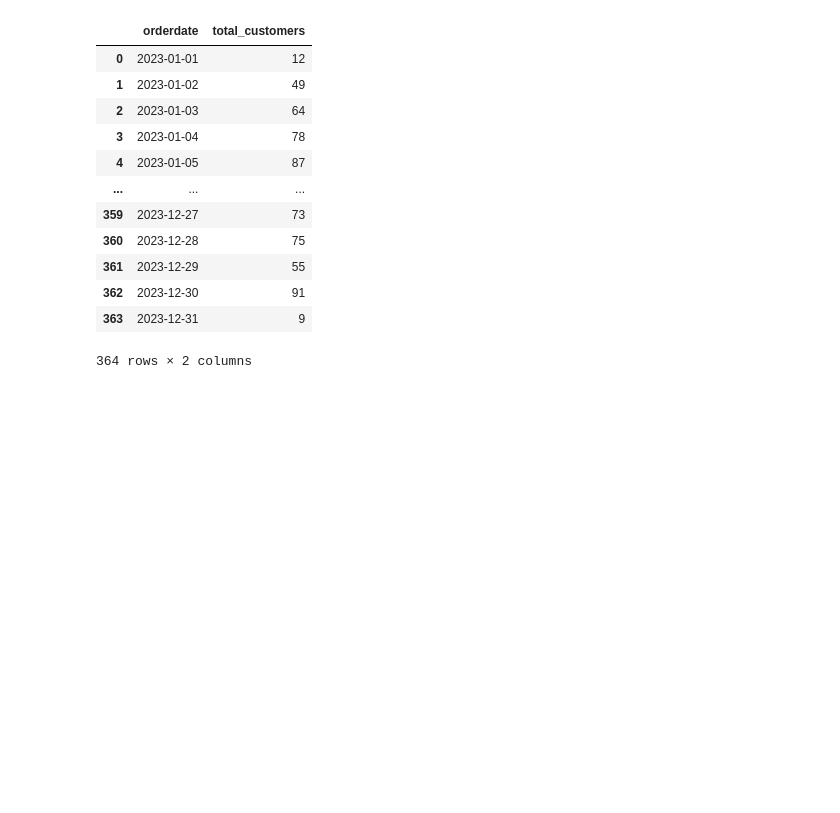
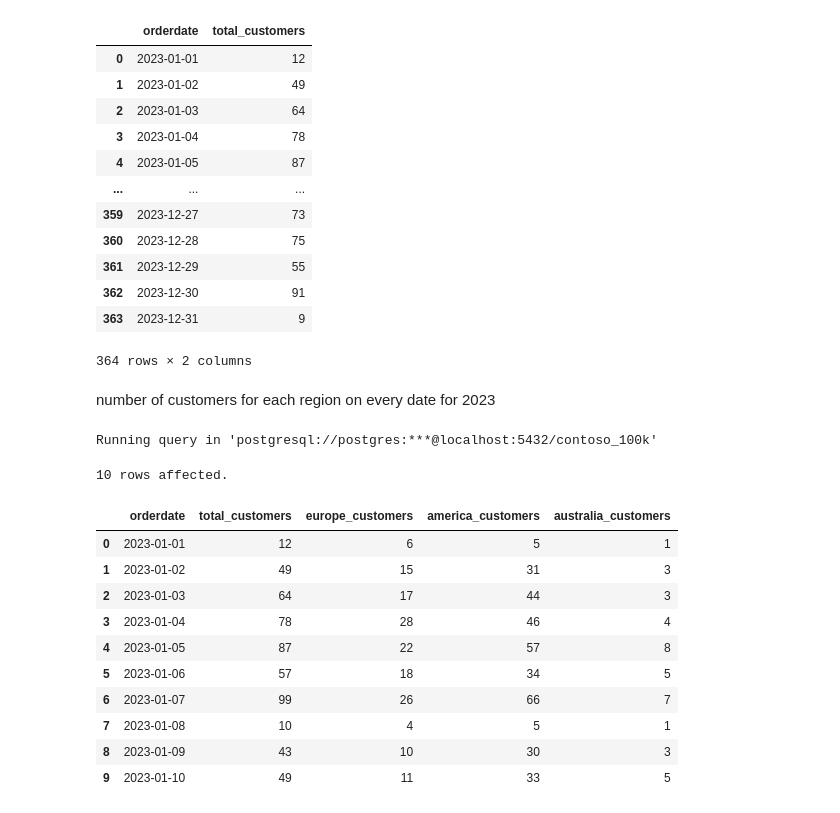
Before and after one commit to CLYMATIC06/SQL-Practice, a Jupyter notebook: Resources/Blank_SQL_Notebook.ipynb, the cells around one changed output. Drawn from its saved outputs; the diff is of its cells as text; code cells hidden in the pictures; blank space fills up the shorter version.

```diff
--- a/Resources/Blank_SQL_Notebook.ipynb
+++ b/Resources/Blank_SQL_Notebook.ipynb
@@ -83,3 +83,34 @@ Running query in 'postgresql://postgres:***@localhost:5432/contoso_100k'
 | 362 | 2023-12-30 | 91 |
 | 363 | 2023-12-31 | 9 |
 364 rows × 2 columns
+# %% [markdown]
+number of customers for each region on every date for 2023
+# %%
+%%sql
+
+Select sales.orderdate,
+count(DISTINCT sales.customerkey) as total_customers,
+count(DISTINCT case when c.continent='Europe' then sales.customerkey end) as europe_customers,
+count(DISTINCT case when c.continent='North America' then sales.customerkey end) as america_customers,
+count(DISTINCT case when c.continent='Australia' then sales.customerkey end) as australia_customers
+
+from sales
+left join customer c on sales.customerkey = c.customerkey
+where sales.orderdate between '2023-01-01' and '2023-12-31'
+group by sales.orderdate
+order by sales.orderdate
+limit 10
+# %% [output]
+Running query in 'postgresql://postgres:***@localhost:5432/contoso_100k'
+10 rows affected.
+|  | orderdate | total_customers | europe_customers | america_customers | australia_customers |
+| 0 | 2023-01-01 | 12 | 6 | 5 | 1 |
+| 1 | 2023-01-02 | 49 | 15 | 31 | 3 |
+| 2 | 2023-01-03 | 64 | 17 | 44 | 3 |
+| 3 | 2023-01-04 | 78 | 28 | 46 | 4 |
+| 4 | 2023-01-05 | 87 | 22 | 57 | 8 |
+| 5 | 2023-01-06 | 57 | 18 | 34 | 5 |
+| 6 | 2023-01-07 | 99 | 26 | 66 | 7 |
+| 7 | 2023-01-08 | 10 | 4 | 5 | 1 |
+| 8 | 2023-01-09 | 43 | 10 | 30 | 3 |
+| 9 | 2023-01-10 | 49 | 11 | 33 | 5 |
```
Also changed, not shown: parts of 6 cells of this notebook.
